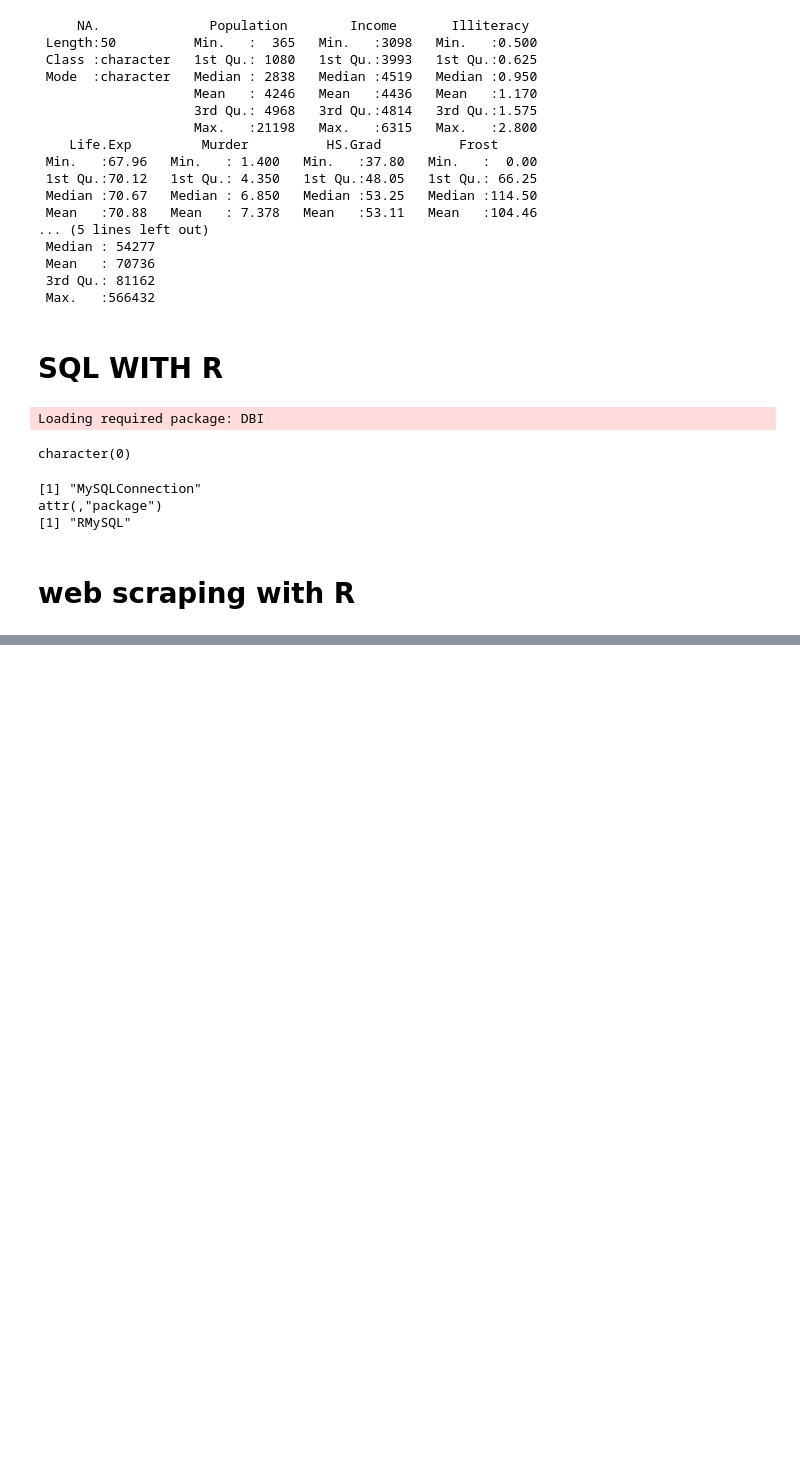
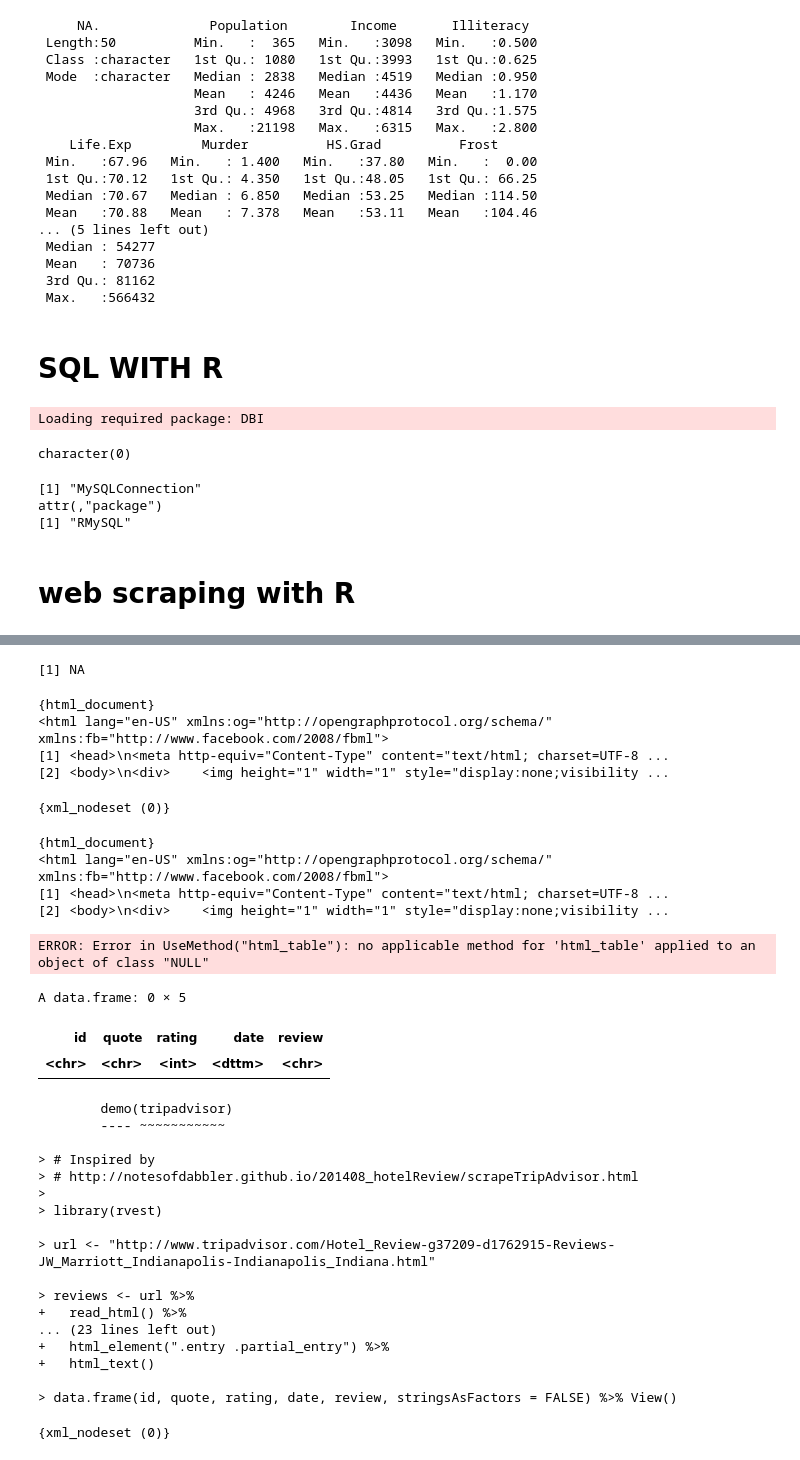
Before and after one commit to roblivesinottawa/rlang_university_project, a Jupyter notebook: notebooks/input_output.ipynb, the cells around one changed output, grey strips where cells are left out. Saved outputs shown, nothing was run; the diff lists cells and outputs as text; code cells hidden in the pictures; blank space fills up the shorter version.

```diff
--- a/notebooks/input_output.ipynb
+++ b/notebooks/input_output.ipynb
@@ -371,0 +387,57 @@ ERROR: Error in find.package(package, lib.loc, verbose = verbose): there is no p
+# %%
+lego_movie %>%
+html_node('strong span') %>%
+html_text() %>%
+as.numeric()
+# %% [output]
+[1] NA
+# %%
+print(lego_movie)
+# %% [output]
+{html_document}
+<html lang="en-US" xmlns:og="http://opengraphprotocol.org/schema/" xmlns:fb="http://www.facebook.com/2008/fbml">
+[1] <head>\n<meta http-equiv="Content-Type" content="text/html; charset=UTF-8 ...
+[2] <body>\n<div>    <img height="1" width="1" style="display:none;visibility ...
+# %%
+lego_movie %>%
+html_nodes("#titleCast .itemprop span") %>%
+print(html_text())
+# %% [output]
+{xml_nodeset (0)}
+# %%
+print(lego_movie)
+# %% [output]
+{html_document}
+<html lang="en-US" xmlns:og="http://opengraphprotocol.org/schema/" xmlns:fb="http://www.facebook.com/2008/fbml">
+[1] <head>\n<meta http-equiv="Content-Type" content="text/html; charset=UTF-8 ...
+[2] <body>\n<div>    <img height="1" width="1" style="display:none;visibility ...
+# %%
+lego_movie %>%
+    html_nodes("tables") %>%
+    .[[]] %>%
+    html_table()
+# %% [output]
+ERROR: Error in UseMethod("html_table"): no applicable method for 'html_table' applied to an object of class "NULL"
+# %%
+demo(package='rvest', topic="tripadvisor")
+# %% [output]
+A data.frame: 0 × 5
+| id | quote | rating | date | review |
+| <chr> | <chr> | <int> | <dttm> | <chr> |
+        demo(tripadvisor)
+        ---- ~~~~~~~~~~~
+
+> # Inspired by
+> # http://notesofdabbler.github.io/201408_hotelReview/scrapeTripAdvisor.html
+>
+> library(rvest)
+
+> url <- "http://www.tripadvisor.com/Hotel_Review-g37209-d1762915-Reviews-JW_Marriott_Indianapolis-Indianapolis_Indiana.html"
+
+> reviews <- url %>%
++   read_html() %>%
+... (23 lines left out)
++   html_element(".entry .partial_entry") %>%
++   html_text()
+
+> data.frame(id, quote, rating, date, review, stringsAsFactors = FALSE) %>% View()
@@ -371,0 +452,4 @@ ERROR: Error in find.package(package, lib.loc, verbose = verbose): there is no p
+# %%
+print(reviews)
+# %% [output]
+{xml_nodeset (0)}
```
Also changed, not shown: parts of 11 cells of this notebook.
